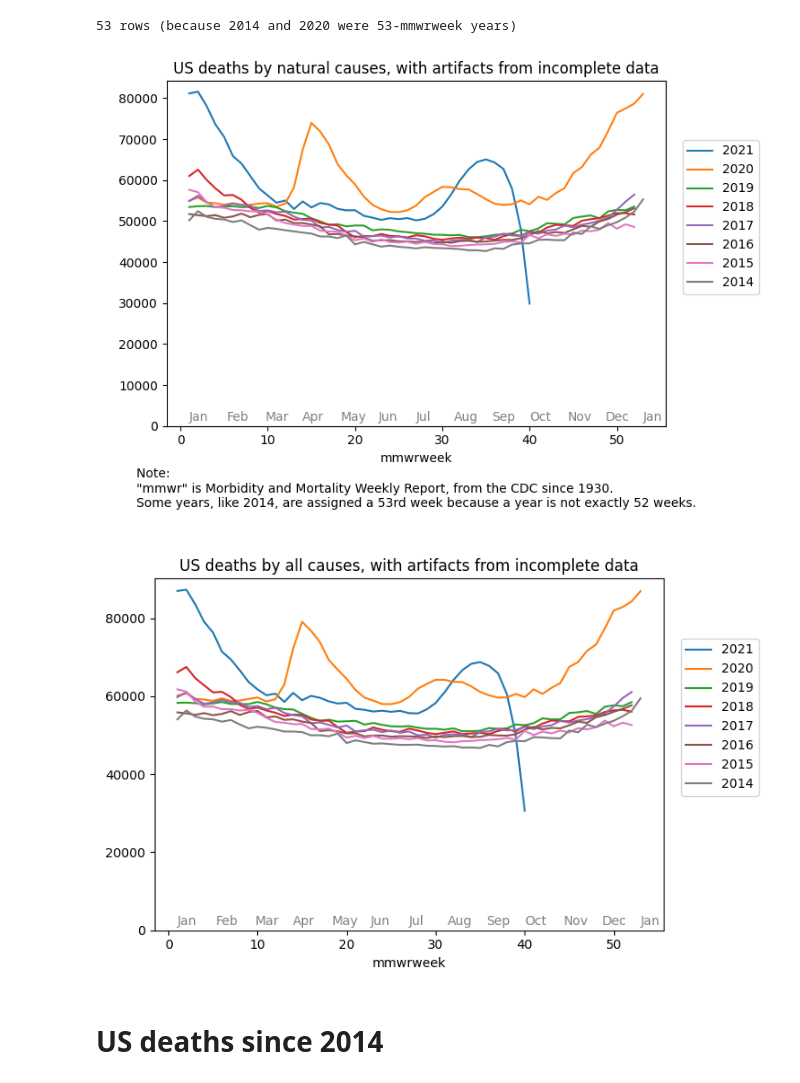
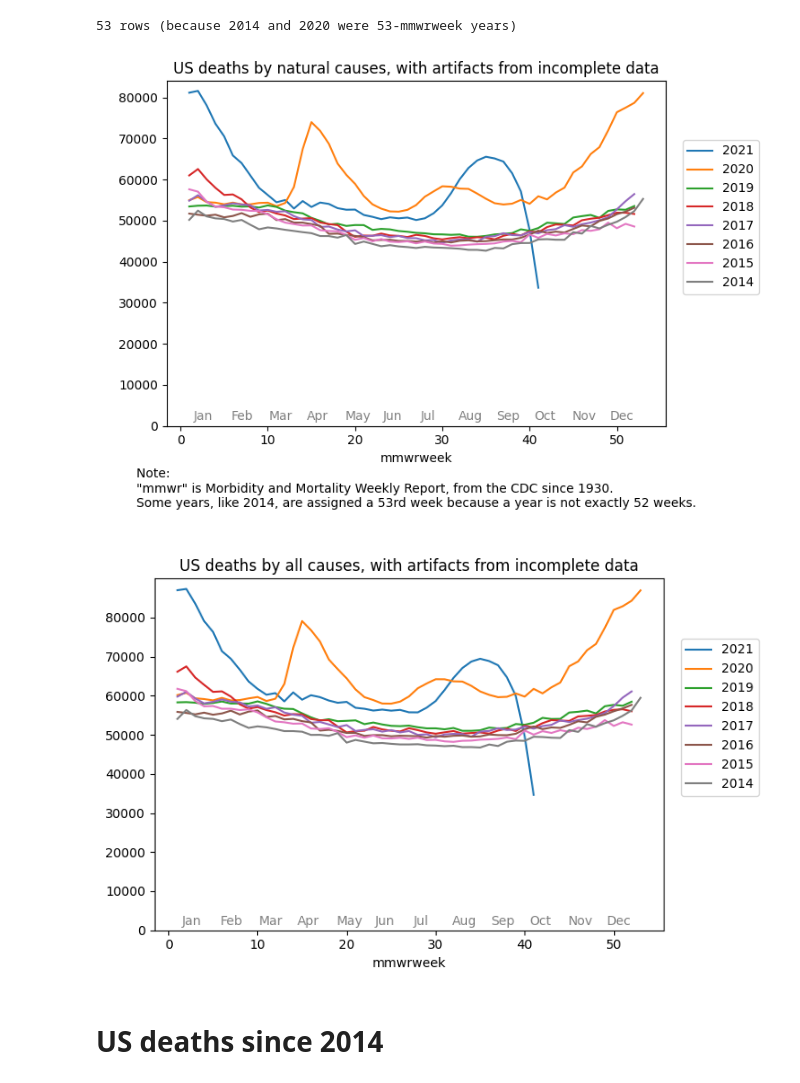
Before and after one commit to jsaponara/exploring_death_data, a Jupyter notebook: deaths-us-natural_cause.ipynb, the cells around one changed output. Saved outputs shown, nothing was run; the diff lists cells and outputs as text; code cells hidden in the pictures.

Commit message:
update for 2021-1028 CDC data release.

```diff
--- a/deaths-us-natural_cause.ipynb
+++ b/deaths-us-natural_cause.ipynb
@@ -296,49 +296,45 @@ def plot_df(df, title=None, caption=None, order=None, xylegend=None,
     # data coords dont allow labels outside of the data box.
     #ax.annotate('Jan', xy=(1, -200), xycoords='data')
     ymax = df.max().max()
     ypos_year = ymax / 12
     ypos_month = ymax / 60
     months0 = 'Jan Feb Mar Apr May Jun Jul Aug Sep Oct Nov Dec'.split()
-    months = months0 + months0[:7]
+    months = months0
+    if df.index.max() > 53:
+        months += months0[:9]
+        plt.axvline(x = 53.5, color = 'gray', linewidth=0.5)
+        ax.annotate('2020', xy=(47, ypos_year), xycoords='data', color='gray')
+        ax.annotate('2021', xy=(54, ypos_year), xycoords='data', color='gray')
     for i, m in enumerate(months):
         # each month name is 2.5-3weeks wide,
         # so we start each name 1week into its interval
-        ax.annotate(m, xy=(1+i*52/12, ypos_month), xycoords='data', color='gray')
-
-    if df.index.max() > 53:
-        plt.axvline(x = 53.5, color = 'gray')
-        ax.annotate('2020', xy=(48, ypos_year), xycoords='data', color='gray')
-        ax.annotate('2021', xy=(54, ypos_year), xycoords='data', color='gray')
-        # todo move 2021 months into the for-loop above.
-        #ax.annotate('Jan', xy=(54.5, ypos_month), xycoords='data', color='gray')
-        #ax.annotate('Feb', xy=(58, ypos_month), xycoords='data', color='gray')
-        #ax.annotate('Mar', xy=(62, ypos_month), xycoords='data', color='gray')
+        ax.annotate(m, xy=(1.5+i*52/12, ypos_month), xycoords='data', color='gray')
 
     fig.tight_layout()
     plt.show()
 
     if output_file:
         # todo prevent figure caption from being cut off.
         fig.savefig(output_file)
 
 plot_df(
     nat_cod_by_yr,
     f'{loc_as_xx} deaths by natural causes, with artifacts from incomplete data',
     order=reversed,
     xylegend=(1.15,0.8),
     caption='''
         Note:
         "mmwr" is Morbidity and Mortality Weekly Report, from the CDC since 1930.
         Some years, like 2014, are assigned a 53rd week because a year is not exactly 52 weeks.
     ''',
 
 )
 # %% [output]
-[figure, old version]
+[figure, new version]
 # %%
 plot_df(all_cod_by_yr, f'{loc_as_xx} deaths by all causes, with artifacts from incomplete data', order=reversed, xylegend=(1.15,0.8))
 # %% [output]
-[figure, old version]
+[figure, new version]
 # %%
 # useful code to avoid using the most incomplete recent data points
 
```
Also changed, not shown: parts of 11 cells of this notebook, 1 other file.
